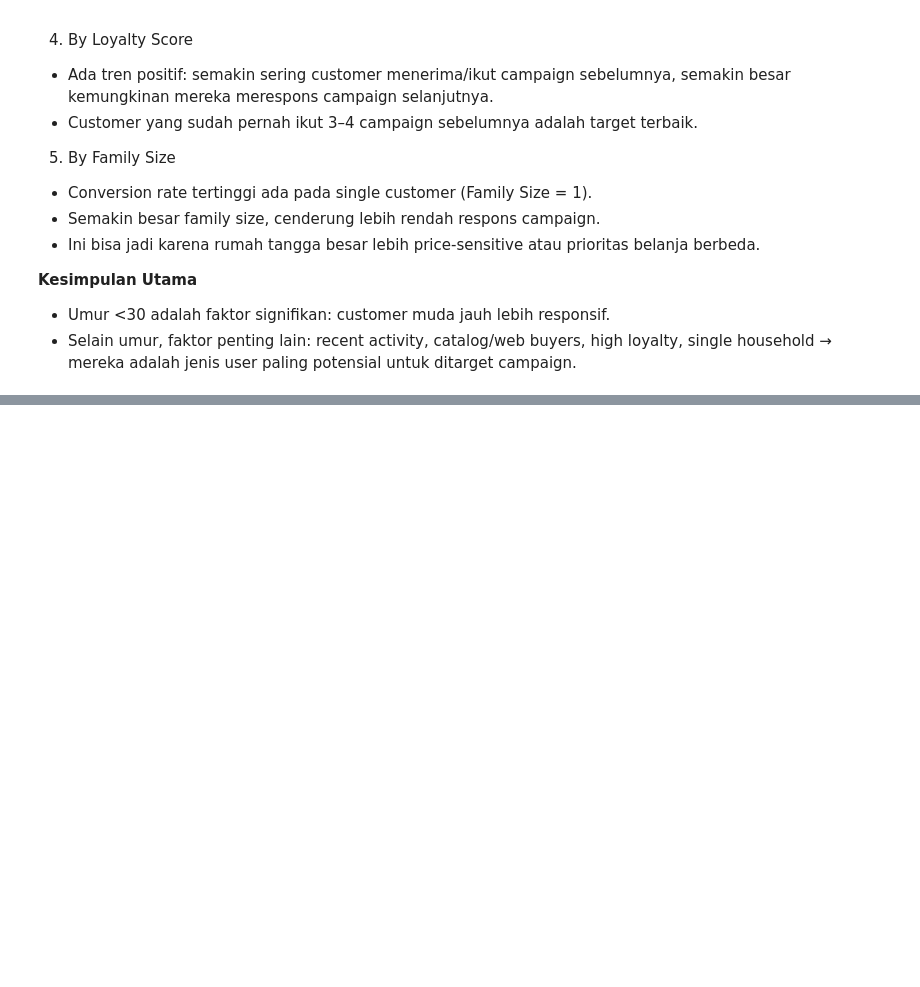
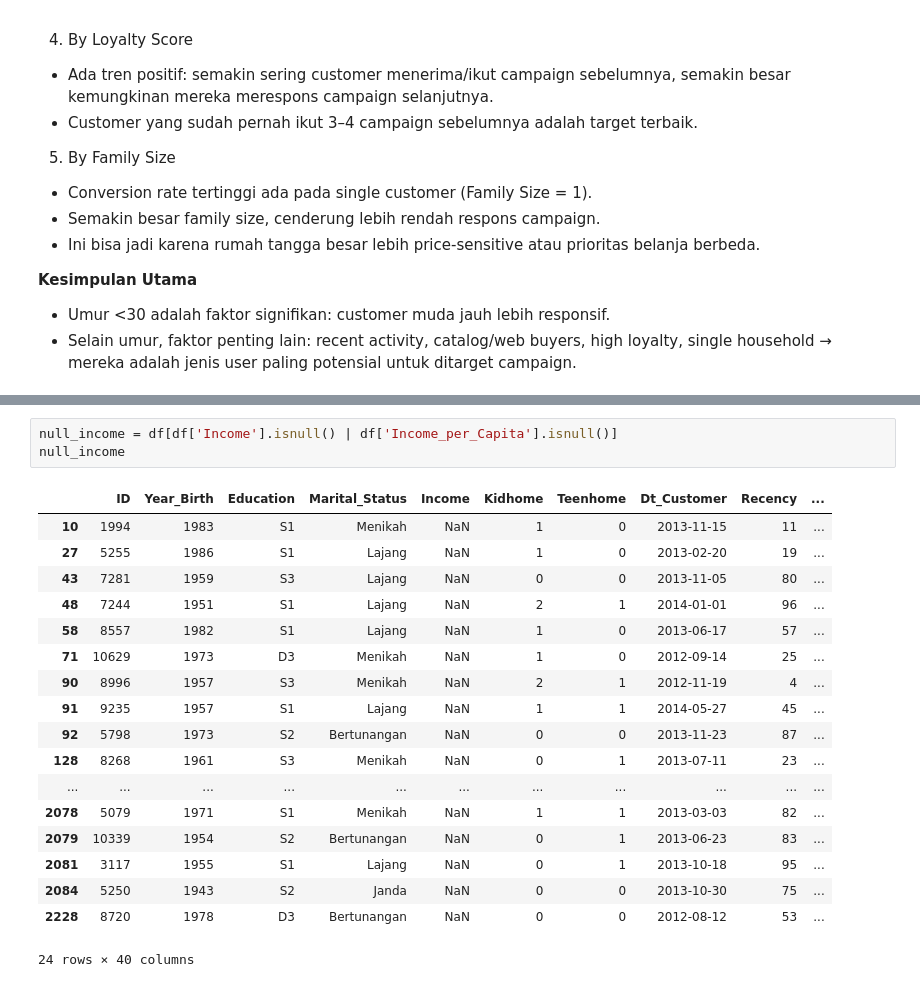
Before and after one commit to fyrwnt/conversion-rate-analysis, a Jupyter notebook: cra.ipynb, the cells around one changed output, grey strips where cells are left out. Cells and saved outputs as stored; diff of their text form; blank space fills up the shorter version.

```diff
--- a/cra.ipynb
+++ b/cra.ipynb
@@ -229,0 +261,22 @@ plt.show()
+# %%
+null_income = df[df['Income'].isnull() | df['Income_per_Capita'].isnull()]
+null_income
+# %% [output]
+|  | ID | Year_Birth | Education | Marital_Status | Income | Kidhome | Teenhome | Dt_Customer | Recency | ... |
+| 10 | 1994 | 1983 | S1 | Menikah | NaN | 1 | 0 | 2013-11-15 | 11 | ... |
+| 27 | 5255 | 1986 | S1 | Lajang | NaN | 1 | 0 | 2013-02-20 | 19 | ... |
+| 43 | 7281 | 1959 | S3 | Lajang | NaN | 0 | 0 | 2013-11-05 | 80 | ... |
+| 48 | 7244 | 1951 | S1 | Lajang | NaN | 2 | 1 | 2014-01-01 | 96 | ... |
+| 58 | 8557 | 1982 | S1 | Lajang | NaN | 1 | 0 | 2013-06-17 | 57 | ... |
+| 71 | 10629 | 1973 | D3 | Menikah | NaN | 1 | 0 | 2012-09-14 | 25 | ... |
+| 90 | 8996 | 1957 | S3 | Menikah | NaN | 2 | 1 | 2012-11-19 | 4 | ... |
+| 91 | 9235 | 1957 | S1 | Lajang | NaN | 1 | 1 | 2014-05-27 | 45 | ... |
+| 92 | 5798 | 1973 | S2 | Bertunangan | NaN | 0 | 0 | 2013-11-23 | 87 | ... |
+| 128 | 8268 | 1961 | S3 | Menikah | NaN | 0 | 1 | 2013-07-11 | 23 | ... |
+| ... | ... | ... | ... | ... | ... | ... | ... | ... | ... | ... |
+| 2078 | 5079 | 1971 | S1 | Menikah | NaN | 1 | 1 | 2013-03-03 | 82 | ... |
+| 2079 | 10339 | 1954 | S2 | Bertunangan | NaN | 0 | 1 | 2013-06-23 | 83 | ... |
+| 2081 | 3117 | 1955 | S1 | Lajang | NaN | 0 | 1 | 2013-10-18 | 95 | ... |
+| 2084 | 5250 | 1943 | S2 | Janda | NaN | 0 | 0 | 2013-10-30 | 75 | ... |
+| 2228 | 8720 | 1978 | D3 | Bertunangan | NaN | 0 | 0 | 2012-08-12 | 53 | ... |
+24 rows × 40 columns
```
Also changed, not shown: parts of 18 cells of this notebook, 1 other file.
